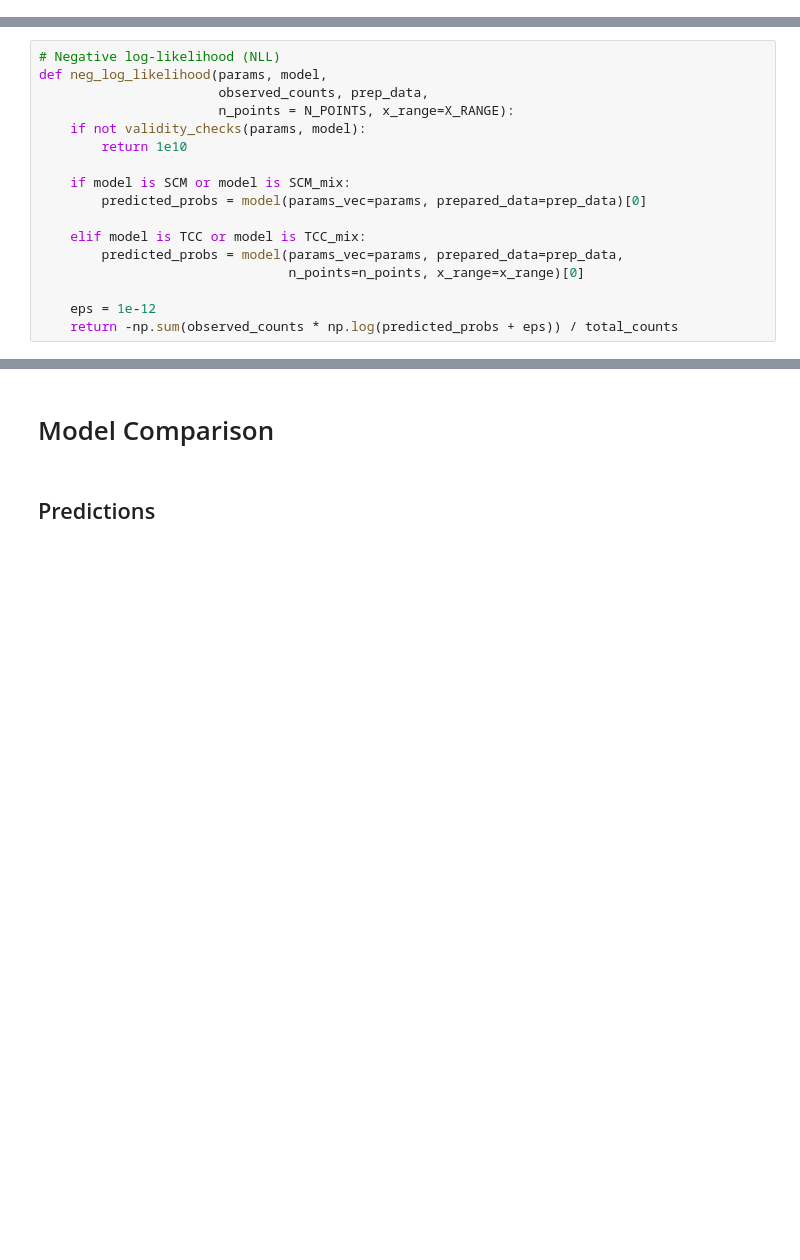
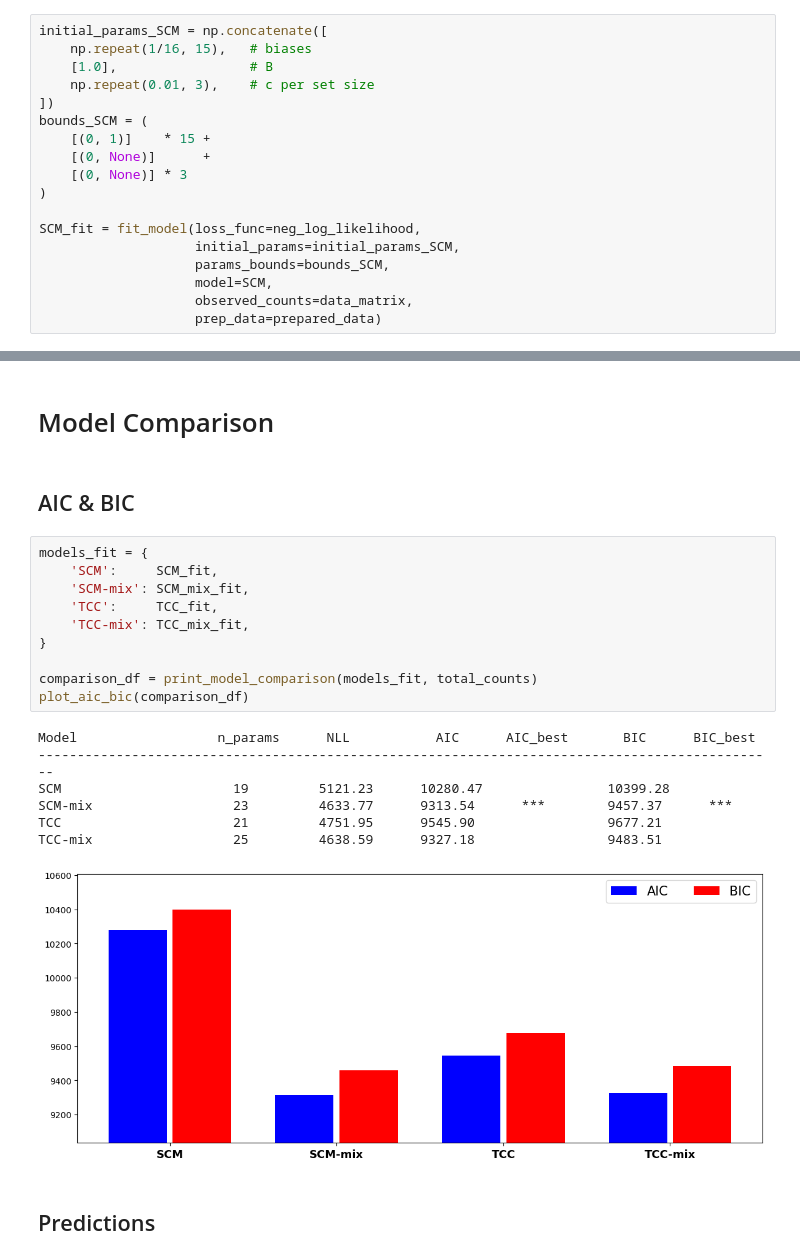
Before and after one commit to DaniilAzarov123/color-identification, a Jupyter notebook: analysis.ipynb, the cells around one changed output, grey strips where cells are left out. Drawn from its saved outputs; the diff is of its cells as text; blank space fills up the shorter version.

```diff
--- a/analysis.ipynb
+++ b/analysis.ipynb
@@ -263,0 +68,18 @@ def SCM(params_vec, prepared_data=prepared_data):
+# %%
+initial_params_SCM = np.concatenate([
+    np.repeat(1/16, 15),   # biases
+    [1.0],                 # B
+    np.repeat(0.01, 3),    # c per set size
+])
+bounds_SCM = (
+    [(0, 1)]    * 15 +
+    [(0, None)]      +
+    [(0, None)] * 3
+)
+
+SCM_fit = fit_model(loss_func=neg_log_likelihood,
+                    initial_params=initial_params_SCM,
+                    params_bounds=bounds_SCM,
+                    model=SCM,
+                    observed_counts=data_matrix,
+                    prep_data=prepared_data)
@@ -483,17 +250,0 @@ def validity_checks(params, model):
-# %%
-# Negative log-likelihood (NLL)
-def neg_log_likelihood(params, model,
-                       observed_counts, prep_data,
-                       n_points = N_POINTS, x_range=X_RANGE):
-    if not validity_checks(params, model):
-        return 1e10
-
-    if model is SCM or model is SCM_mix:
-        predicted_probs = model(params_vec=params, prepared_data=prep_data)[0]
-
-    elif model is TCC or model is TCC_mix:
-        predicted_probs = model(params_vec=params, prepared_data=prep_data,
-                                n_points=n_points, x_range=x_range)[0]
-
-    eps = 1e-12
-    return -np.sum(observed_counts * np.log(predicted_probs + eps)) / total_counts
@@ -866,5 +322,25 @@ Gamma parameter (exponent for bias in guessing): 4.112
 # %% [markdown]
 # Model Comparison
+# %% [markdown]
+## AIC & BIC
+# %%
+models_fit = {
+    'SCM':     SCM_fit,
+    'SCM-mix': SCM_mix_fit,
+    'TCC':     TCC_fit,
+    'TCC-mix': TCC_mix_fit,
+}
+
+comparison_df = print_model_comparison(models_fit, total_counts)
+plot_aic_bic(comparison_df)
+# %% [output]
+Model                  n_params      NLL           AIC      AIC_best       BIC      BIC_best
+-----------------------------------------------------------------------------------------------
+SCM                      19         5121.23      10280.47                10399.28
+SCM-mix                  23         4633.77      9313.54      ***        9457.37      ***
+TCC                      21         4751.95      9545.90                 9677.21
+TCC-mix                  25         4638.59      9327.18                 9483.51
+[figure, added]
 # %% [markdown]
 ## Predictions
 # %%
```
Also changed, not shown: parts of 83 cells of this notebook, 3 other files.
